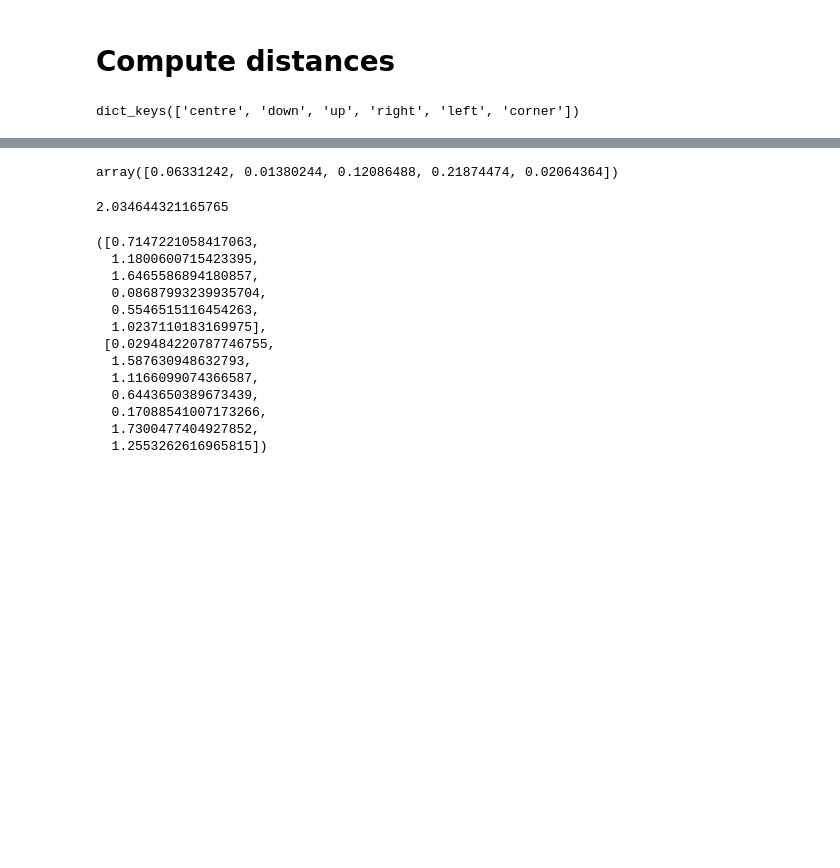
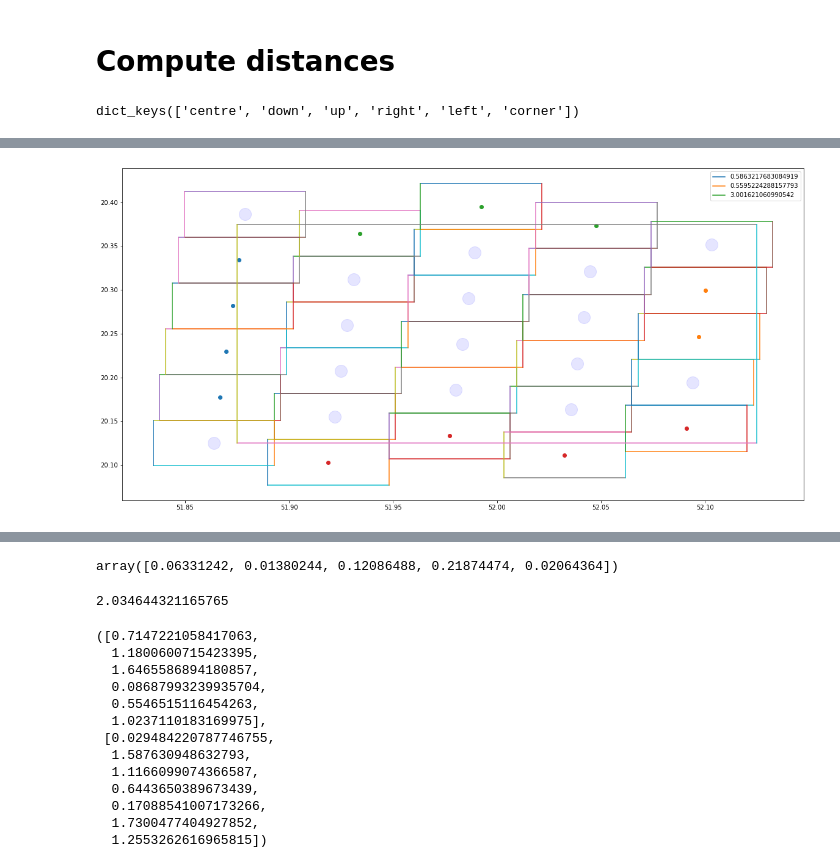
Before and after one commit to hannasv/ms, a Jupyter notebook: notebooks/reading/PlottingJSONgrid.ipynb, the cells around one changed output, grey strips where cells are left out. Saved outputs shown, nothing was run; the diff lists cells and outputs as text; code cells hidden in the pictures; blank space fills up the shorter version.

```diff
--- a/notebooks/reading/PlottingJSONgrid.ipynb
+++ b/notebooks/reading/PlottingJSONgrid.ipynb
@@ -235,0 +209,4 @@ dict_keys(['index', 'area'])
+# %%
+plot_cell(data_grid, lat = '52.0', lon = '20.25')
+# %% [output]
+[figure, added]
```
Also changed, not shown: parts of 21 cells of this notebook, 5 other files.
